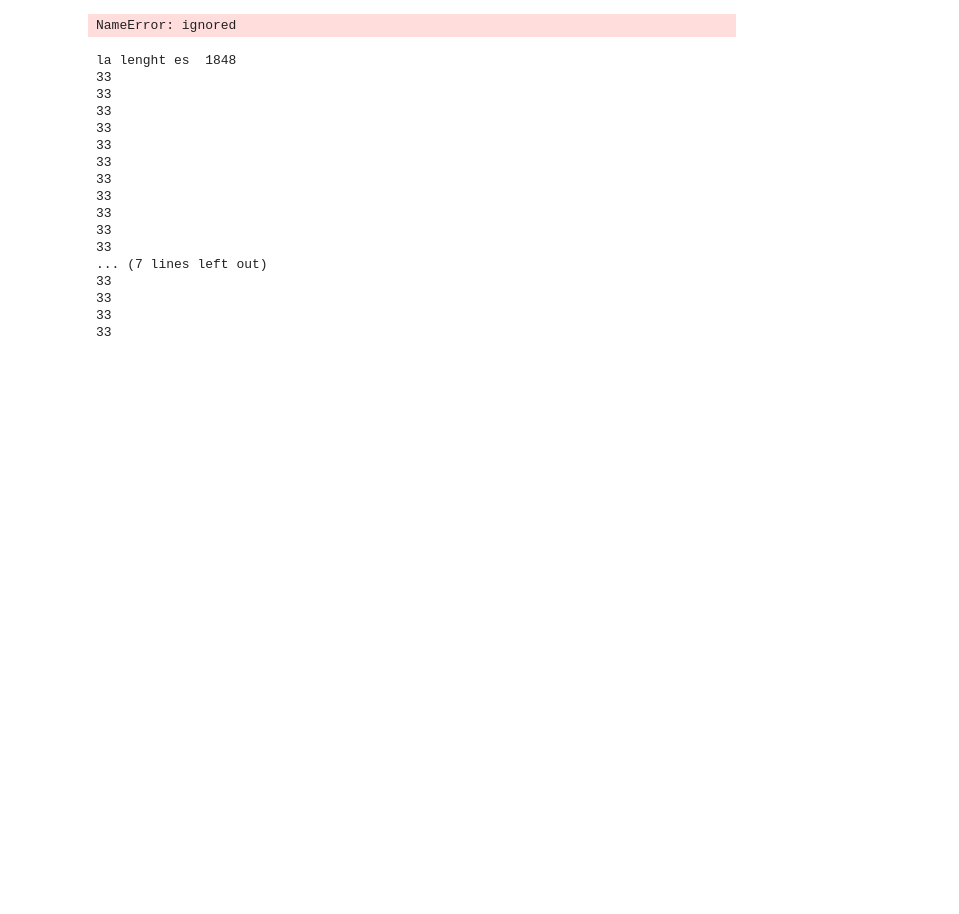
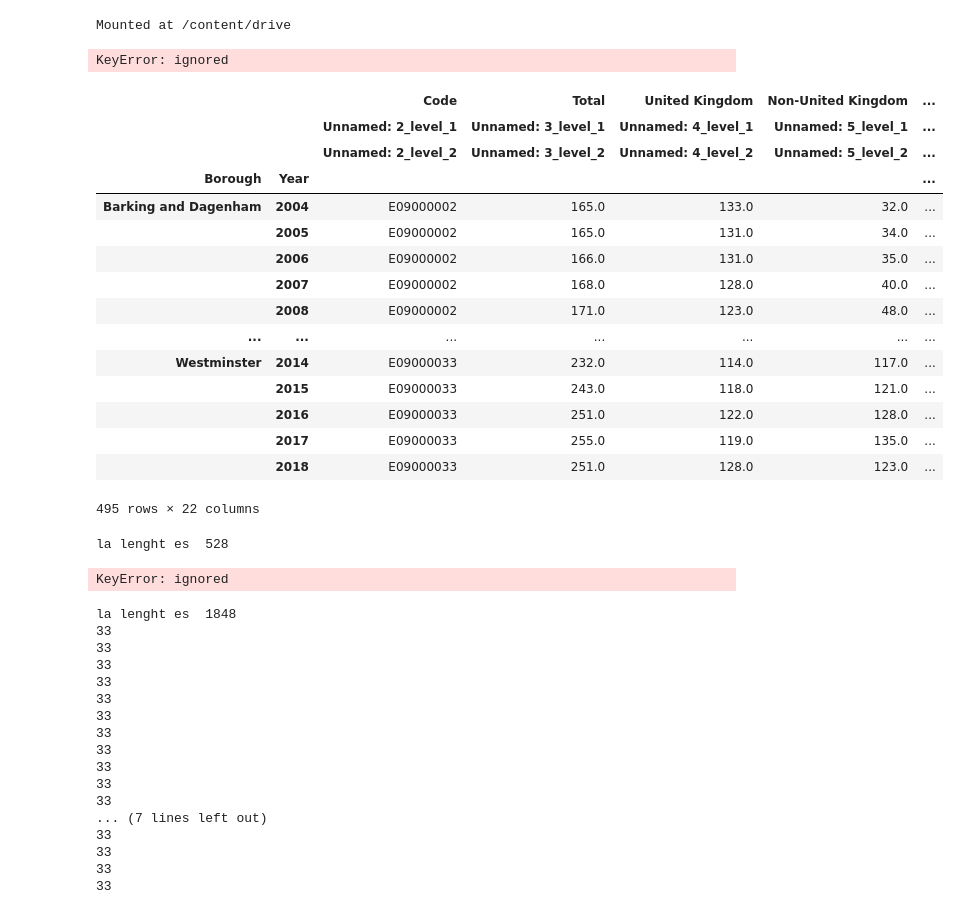
Before and after one commit to JBell-dev/Tesis_Bella_Bonilla_Bustos-, a Jupyter notebook: data/codigos/dataCode_1.ipynb, the cells around one changed output. Cells and saved outputs as stored; diff of their text form; code cells hidden in the pictures; blank space fills up the shorter version.

```diff
--- a/data/codigos/dataCode_1.ipynb
+++ b/data/codigos/dataCode_1.ipynb
@@ -1,3 +1,8 @@
+# %%
+from google.colab import drive
+drive.mount('/content/drive')
+# %% [output]
+Mounted at /content/drive
 # %%
 import pandas as pd
 import numpy as np
@@ -28,20 +33,44 @@ def checker(df,start,finish):
   for i in np.arange(start,finish+1,1):
     print(len(df.loc[(slice(None),i),:]))
   return None
-# %%
-df0=pd.read_pickle('/content/drive/MyDrive/Tesis Economia/Cambio climatico/excel/salida/activenterprisesbyborough.pkl')
-df1=pd.read_pickle('/content/drive/MyDrive/Tesis Economia/Cambio climatico/excel/SALIDA/electricityconsumption1.pkl')
-#df0=numerizeYear(df0)
-#df1=numerizeYear(df1)
-#dFull=pd.concat([df0, df1],axis=1)
-#dFull
-# %% [output]
-NameError: ignored
+# %%
+
+df0=pd.read_csv('activenterprisesbyborough.csv')
+
+df1=pd.read_csv('electricityconsumption1.csv',index_col=[0,1],header=[0,1])
+
+
+#df0=numerizeYear(df0)
+#df1=numerizeYear(df1)
+#dFull=df1
+#dFull
+# %% [output]
+KeyError: ignored
 # %%
 #cambiar formato de columnas
-df2=pd.read_pickle('/content/drive/MyDrive/Tesis Economia/Cambio climatico/agus/done/cob-borough.pkl')
+df2=pd.read_csv('cob-borough.csv')
+display(df2)
 df2=numerizeYear(df2)
 dFull1=pd.concat([dFull, df2],axis=1)
 checker(dFull1,1999,2020)
 dFull1
+# %% [output]
+|  |  | Code | Total | United Kingdom | Non-United Kingdom | ... |
+|  |  | Unnamed: 2_level_1 | Unnamed: 3_level_1 | Unnamed: 4_level_1 | Unnamed: 5_level_1 | ... |
+|  |  | Unnamed: 2_level_2 | Unnamed: 3_level_2 | Unnamed: 4_level_2 | Unnamed: 5_level_2 | ... |
+| Borough | Year |  |  |  |  | ... |
+| Barking and Dagenham | 2004 | E09000002 | 165.0 | 133.0 | 32.0 | ... |
+|  | 2005 | E09000002 | 165.0 | 131.0 | 34.0 | ... |
+|  | 2006 | E09000002 | 166.0 | 131.0 | 35.0 | ... |
+|  | 2007 | E09000002 | 168.0 | 128.0 | 40.0 | ... |
+|  | 2008 | E09000002 | 171.0 | 123.0 | 48.0 | ... |
+| ... | ... | ... | ... | ... | ... | ... |
+| Westminster | 2014 | E09000033 | 232.0 | 114.0 | 117.0 | ... |
+|  | 2015 | E09000033 | 243.0 | 118.0 | 121.0 | ... |
+|  | 2016 | E09000033 | 251.0 | 122.0 | 128.0 | ... |
+|  | 2017 | E09000033 | 255.0 | 119.0 | 135.0 | ... |
+|  | 2018 | E09000033 | 251.0 | 128.0 | 123.0 | ... |
+495 rows × 22 columns
+la lenght es  528
+KeyError: ignored
 # %%
```
Also changed, not shown: parts of 10 cells of this notebook.
